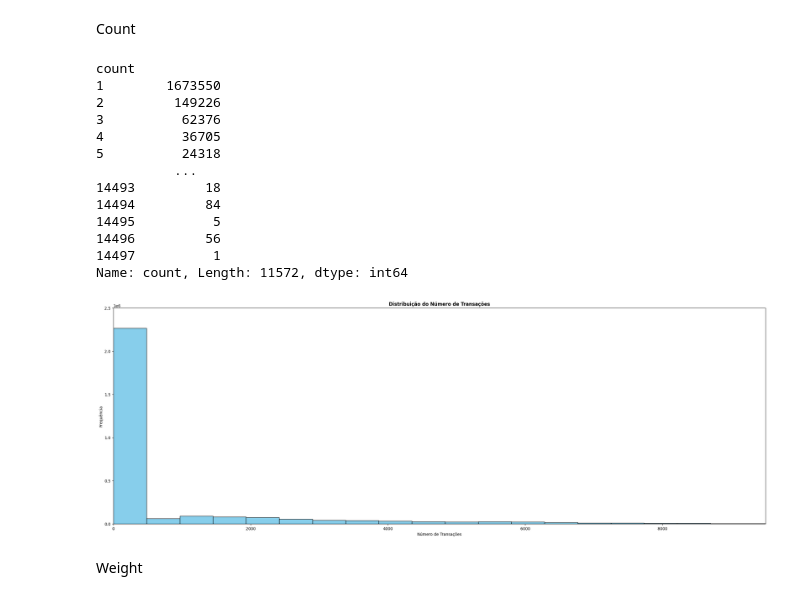
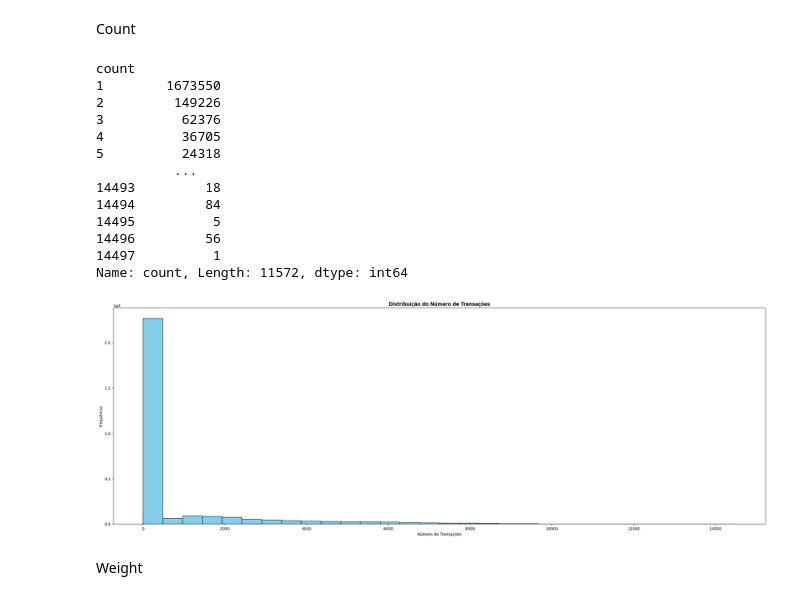
Before and after one commit to RicardoLlima/Decision-Tree_Bitcoin-Heist, a Jupyter notebook: Projeto.ipynb, the cells around one changed output. Cells and saved outputs as stored; diff of their text form; code cells hidden in the pictures.

```diff
--- a/Projeto.ipynb
+++ b/Projeto.ipynb
@@ -123,29 +123,27 @@ Count
 # %%
 transacoes = df["count"].value_counts().sort_index(ascending=True)
 print(transacoes)
 plt.figure(figsize=(30, 10))
 plt.hist(df['count'], bins=30, color='skyblue', edgecolor='black')
 plt.title('Distribuição do Número de Transações', weight='bold')
 plt.xlabel('Número de Transações')
 plt.ylabel('Frequência')
-plt.xlim([0,9500])
-plt.ylim([0,2500000])
 plt.show()
 # %% [output]
 count
 1        1673550
 2         149226
 3          62376
 4          36705
 5          24318
           ...
 14493         18
 14494         84
 14495          5
 14496         56
 14497          1
 Name: count, Length: 11572, dtype: int64
-[figure, old version]
+[figure, new version]
 # %% [markdown]
 Weight
 # %%
```
Also changed, not shown: parts of 5 cells of this notebook.
